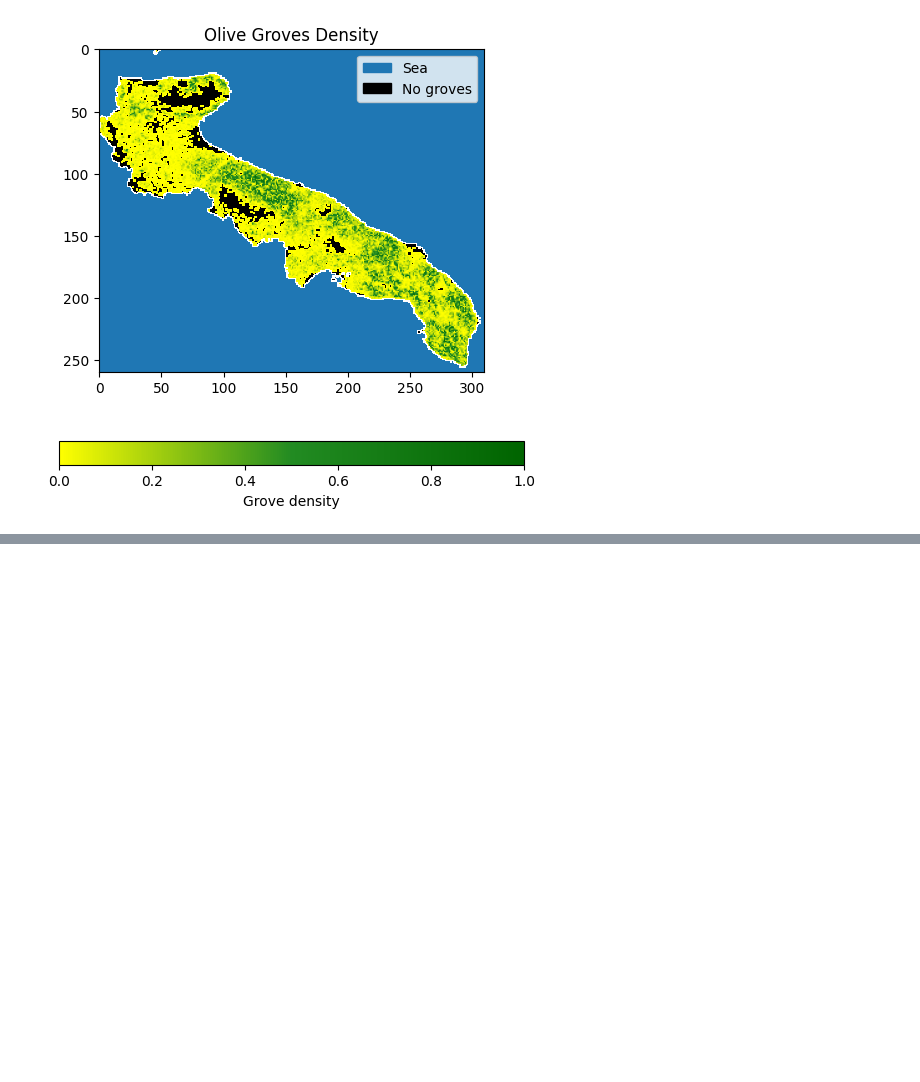
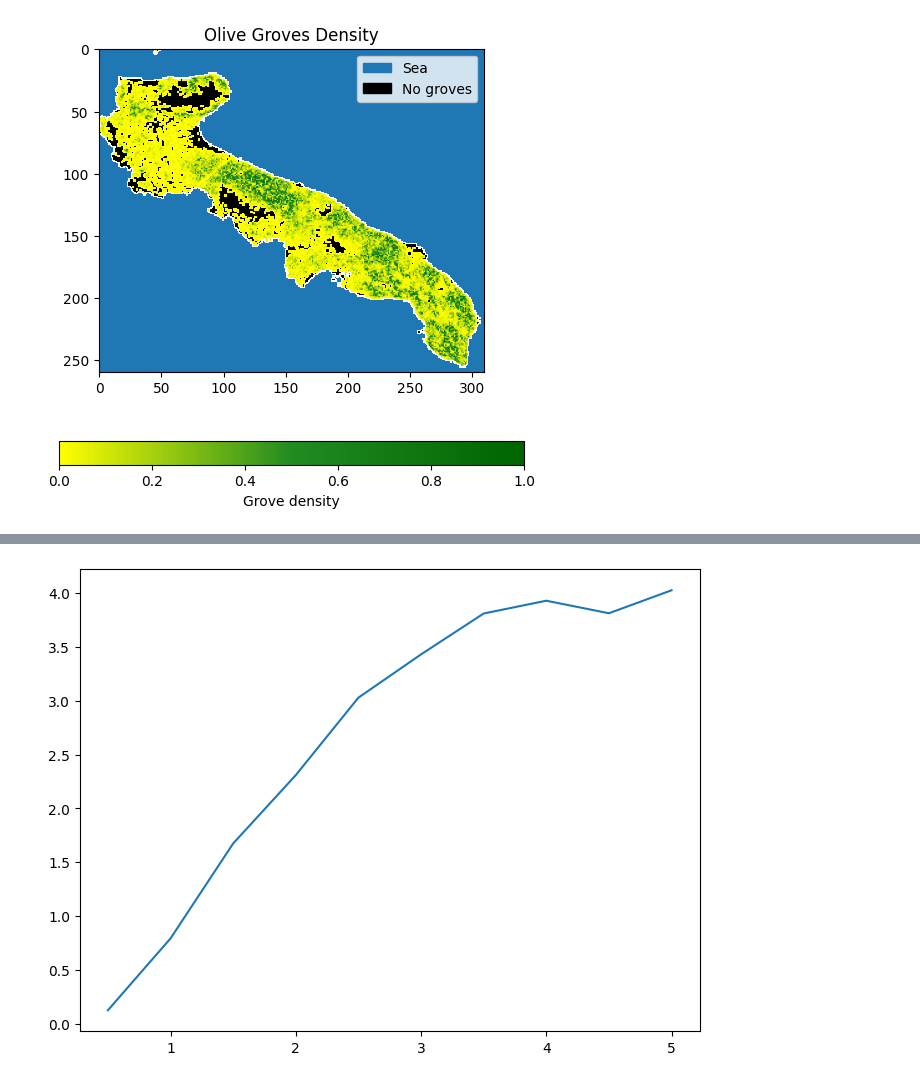
Before and after one commit to LeonMengoni/Xylella-Fastidiosa, a Jupyter notebook: Xylella_simulation.ipynb, the cells around one changed output, grey strips where cells are left out. Cells and saved outputs as stored; diff of their text form; code cells hidden in the pictures; blank space fills up the shorter version.

```diff
--- a/Xylella_simulation.ipynb
+++ b/Xylella_simulation.ipynb
@@ -187,0 +129,10 @@ print(speed_weight_risk)
+# %%
+# CALCULATE SPEED
+
+np.random.seed(5)
+N = 3
+timesteps = 10
+model = GRID.calculate_speed(timesteps, parameters, N=N, use_risk=True, weighted=True)
+# print(model.summary())
+print(model.params)
+print(model.bse)
@@ -187,0 +147,18 @@ print(speed_weight_risk)
+# %%
+# Global parameters
+N = 3
+timesteps = 10
+# %%
+# A: rate of local growth
+np.random.seed(5)
+A_list = [0.5, 1, 1.5, 2, 2.5, 3, 3.5, 4, 4.5, 5]
+A_model_list = []
+
+for i, A_trial in enumerate(A_list):
+    print(f'Parameter {i+1}/{len(A_list)}: A = {A_trial}')
+    parameters = {'control_zone': [control, EZW, BZW, EZ_eff, BZ_eff],
+                'common': [A_trial, B, a, tol],
+                'dispersal': [dispersal_type],
+                'short_long': [beta, kernel_type, disp_tol, M_max, D],
+                'levy_flight': [d_min, d_max, alpha]}
+    A_model_list.append(GRID.calculate_speed(timesteps, parameters, N=N, use_risk=True, weighted=True, verbose=False))
@@ -187,0 +176,9 @@ print(speed_weight_risk)
+# %%
+speed_list = [model.params for model in A_model_list]
+err_list = [model.bse for model in A_model_list]
+
+fig, ax = plt.subplots(figsize=(8,6))
+ax.plot(A_list, speed_list)
+plt.show()
+# %% [output]
+[figure, added]
```
Also changed, not shown: parts of 18 cells of this notebook, 2 other files.
